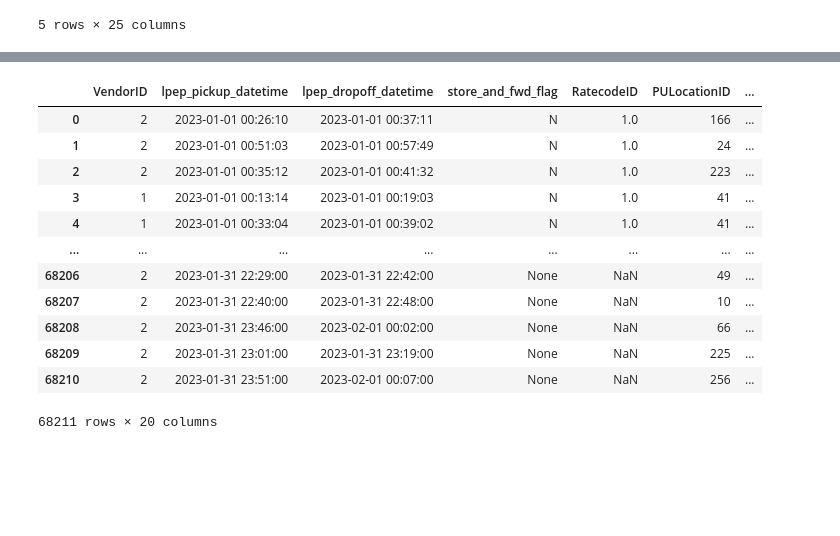
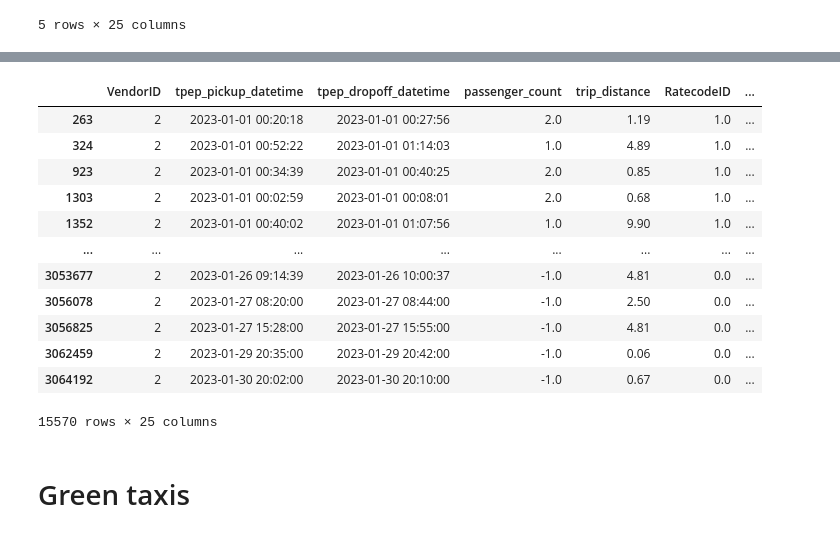
Before and after one commit to CptQuak/taxi, a Jupyter notebook: exploration/exploration.ipynb, the cells around one changed output, grey strips where cells are left out. Saved outputs shown, nothing was run; the diff lists cells and outputs as text; code cells hidden in the pictures; blank space fills up the shorter version.

```diff
--- a/exploration/exploration.ipynb
+++ b/exploration/exploration.ipynb
@@ -100 +107,19 @@ df[df['trip_distance'] == 0]
+# %%
+df_avgrides[df_avgrides['total_amount'] <0]
+# %% [output]
+|  | VendorID | tpep_pickup_datetime | tpep_dropoff_datetime | passenger_count | trip_distance | RatecodeID | ... |
+| 263 | 2 | 2023-01-01 00:20:18 | 2023-01-01 00:27:56 | 2.0 | 1.19 | 1.0 | ... |
+| 324 | 2 | 2023-01-01 00:52:22 | 2023-01-01 01:14:03 | 1.0 | 4.89 | 1.0 | ... |
+| 923 | 2 | 2023-01-01 00:34:39 | 2023-01-01 00:40:25 | 2.0 | 0.85 | 1.0 | ... |
+| 1303 | 2 | 2023-01-01 00:02:59 | 2023-01-01 00:08:01 | 2.0 | 0.68 | 1.0 | ... |
+| 1352 | 2 | 2023-01-01 00:40:02 | 2023-01-01 01:07:56 | 1.0 | 9.90 | 1.0 | ... |
+| ... | ... | ... | ... | ... | ... | ... | ... |
+| 3053677 | 2 | 2023-01-26 09:14:39 | 2023-01-26 10:00:37 | -1.0 | 4.81 | 0.0 | ... |
+| 3056078 | 2 | 2023-01-27 08:20:00 | 2023-01-27 08:44:00 | -1.0 | 2.50 | 0.0 | ... |
+| 3056825 | 2 | 2023-01-27 15:28:00 | 2023-01-27 15:55:00 | -1.0 | 4.81 | 0.0 | ... |
+| 3062459 | 2 | 2023-01-29 20:35:00 | 2023-01-29 20:42:00 | -1.0 | 0.06 | 0.0 | ... |
+| 3064192 | 2 | 2023-01-30 20:02:00 | 2023-01-30 20:10:00 | -1.0 | 0.67 | 0.0 | ... |
+15570 rows × 25 columns
+# %% [markdown]
+# Green taxis
 # %%
@@ -102,16 +126,0 @@ df = pd.read_parquet('../data/green_tripdata_2023-01.parquet')
-# %%
-df
-# %% [output]
-|  | VendorID | lpep_pickup_datetime | lpep_dropoff_datetime | store_and_fwd_flag | RatecodeID | PULocationID | ... |
-| 0 | 2 | 2023-01-01 00:26:10 | 2023-01-01 00:37:11 | N | 1.0 | 166 | ... |
-| 1 | 2 | 2023-01-01 00:51:03 | 2023-01-01 00:57:49 | N | 1.0 | 24 | ... |
-| 2 | 2 | 2023-01-01 00:35:12 | 2023-01-01 00:41:32 | N | 1.0 | 223 | ... |
-| 3 | 1 | 2023-01-01 00:13:14 | 2023-01-01 00:19:03 | N | 1.0 | 41 | ... |
-| 4 | 1 | 2023-01-01 00:33:04 | 2023-01-01 00:39:02 | N | 1.0 | 41 | ... |
-| ... | ... | ... | ... | ... | ... | ... | ... |
-| 68206 | 2 | 2023-01-31 22:29:00 | 2023-01-31 22:42:00 | None | NaN | 49 | ... |
-| 68207 | 2 | 2023-01-31 22:40:00 | 2023-01-31 22:48:00 | None | NaN | 10 | ... |
-| 68208 | 2 | 2023-01-31 23:46:00 | 2023-02-01 00:02:00 | None | NaN | 66 | ... |
-| 68209 | 2 | 2023-01-31 23:01:00 | 2023-01-31 23:19:00 | None | NaN | 225 | ... |
-| 68210 | 2 | 2023-01-31 23:51:00 | 2023-02-01 00:07:00 | None | NaN | 256 | ... |
-68211 rows × 20 columns
```
Also changed, not shown: parts of 17 cells of this notebook.
